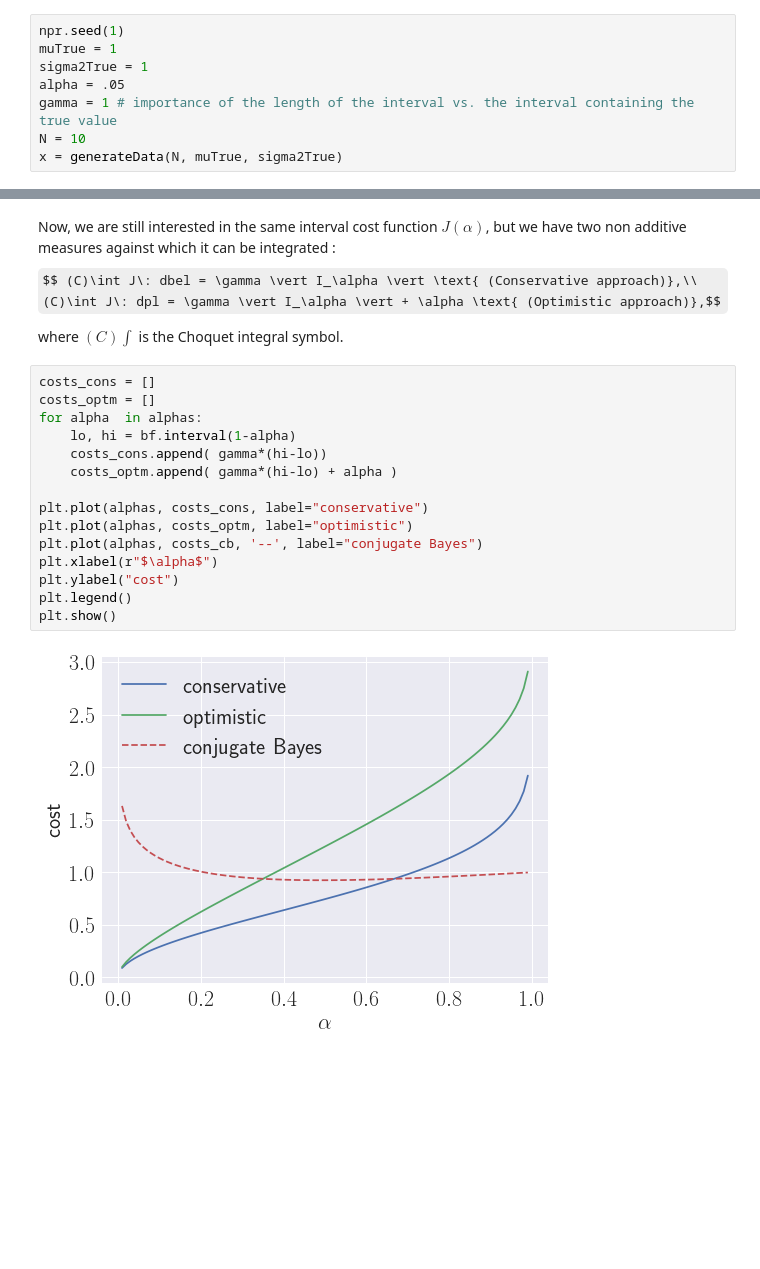
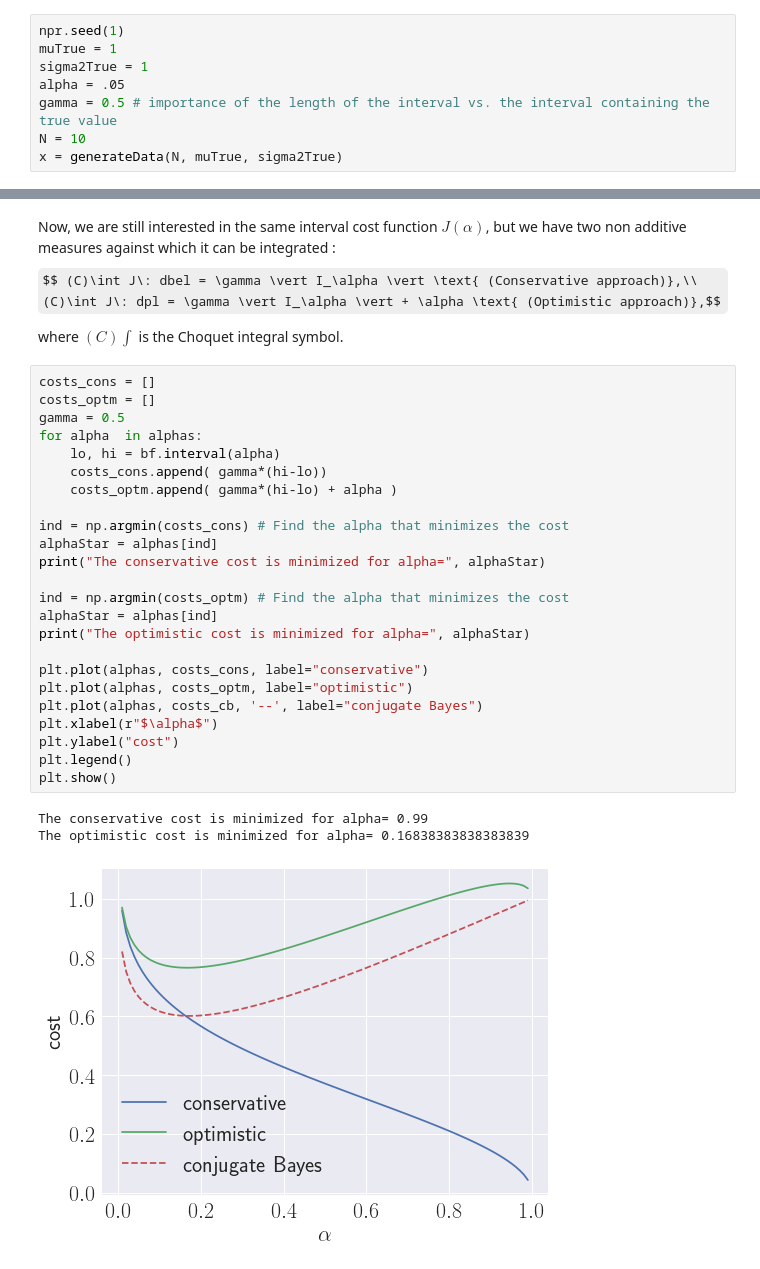
Before and after one commit to rbardenet/subjective-fits, a Jupyter notebook: tutorial_notebook/tutorial.ipynb, the cells around one changed output, grey strips where cells are left out. Drawn from its saved outputs; the diff is of its cells as text; some formulas as TeX source; blank space fills up the shorter version.

```diff
--- a/tutorial_notebook/tutorial.ipynb
+++ b/tutorial_notebook/tutorial.ipynb
@@ -38,7 +38,7 @@ npr.seed(1)
 muTrue = 1
 sigma2True = 1
 alpha = .05
-gamma = 1 # importance of the length of the interval vs. the interval containing the true value
+gamma = 0.5 # importance of the length of the interval vs. the interval containing the true value
 N = 10
 x = generateData(N, muTrue, sigma2True)
 # %%
@@ -125,17 +125,28 @@ print(bf.interval(1-alpha))
 # %%
 costs_cons = []
 costs_optm = []
+gamma = 0.5
 for alpha  in alphas:
-    lo, hi = bf.interval(1-alpha)
+    lo, hi = bf.interval(alpha)
     costs_cons.append( gamma*(hi-lo))
     costs_optm.append( gamma*(hi-lo) + alpha )
+
+ind = np.argmin(costs_cons) # Find the alpha that minimizes the cost
+alphaStar = alphas[ind]
+print("The conservative cost is minimized for alpha=", alphaStar)
+
+ind = np.argmin(costs_optm) # Find the alpha that minimizes the cost
+alphaStar = alphas[ind]
+print("The optimistic cost is minimized for alpha=", alphaStar)
 
 plt.plot(alphas, costs_cons, label="conservative")
 plt.plot(alphas, costs_optm, label="optimistic")
 plt.plot(alphas, costs_cb, '--', label="conjugate Bayes")
 plt.xlabel(r"$\alpha$")
 plt.ylabel("cost")
 plt.legend()
 plt.show()
 # %% [output]
+The conservative cost is minimized for alpha= 0.99
+The optimistic cost is minimized for alpha= 0.16838383838383839
-[figure, old version]
+[figure, new version]
```
Also changed, not shown: parts of 5 cells of this notebook.
